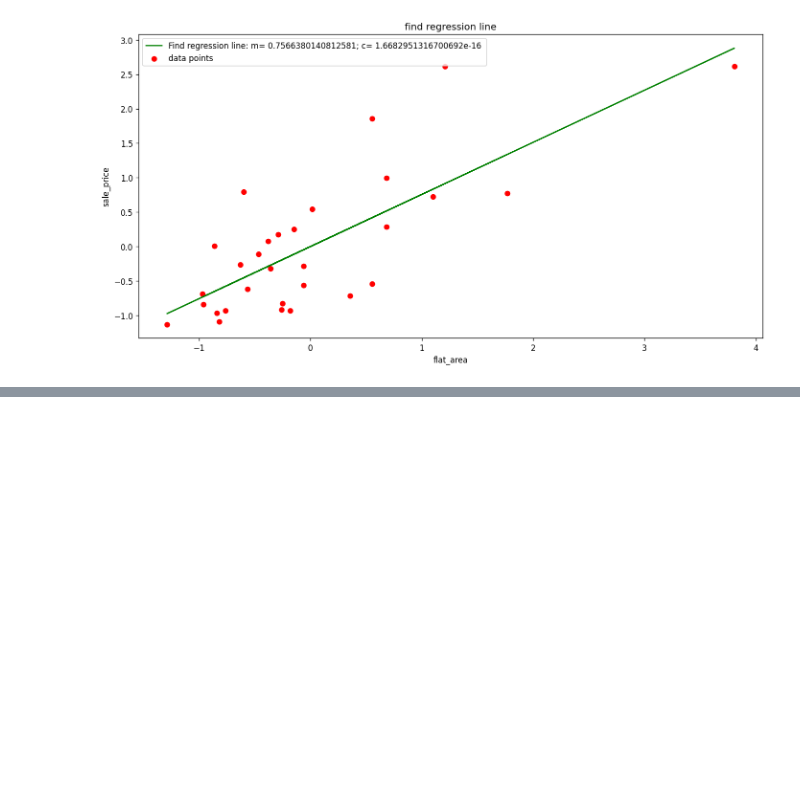
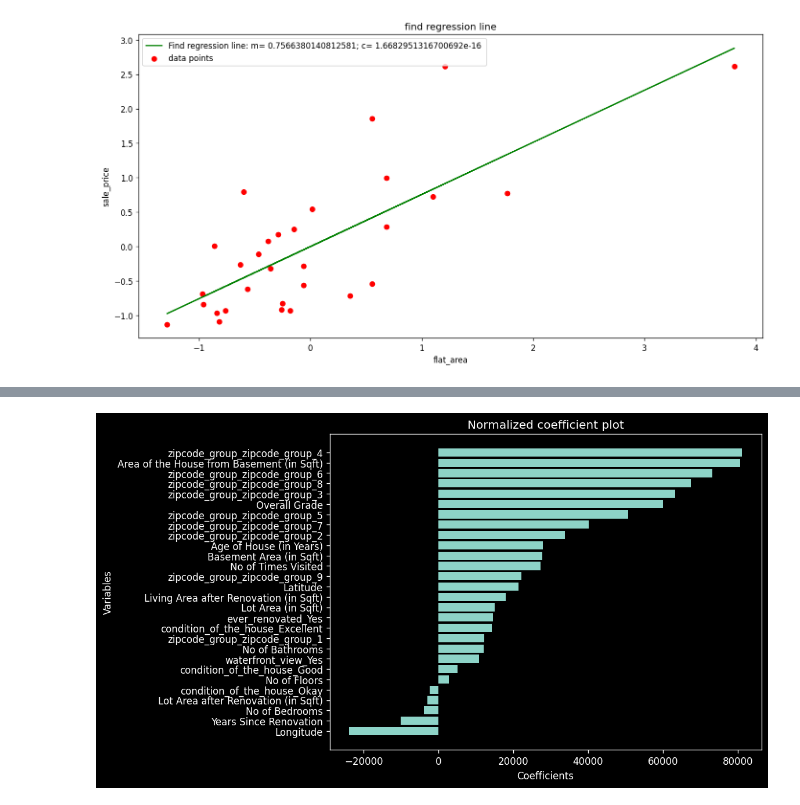
Before and after one commit to deepak-mandal/ML, a Jupyter notebook: project.ipynb, the cells around one changed output, grey strips where cells are left out. Cells and saved outputs as stored; diff of their text form; code cells hidden in the pictures; blank space fills up the shorter version.

```diff
--- a/project.ipynb
+++ b/project.ipynb
@@ -1808,0 +1977,4 @@ After Iteration 280 :m=  0.7559196554147255 c= 1.6686652060116111e-16 ; cost=  0
+# %%
+for i in range(7):
+    vif_data=MC_remover(vif_data)
+vif_data.head()
@@ -1808,0 +2020,5 @@ After Iteration 280 :m=  0.7559196554147255 c= 1.6686652060116111e-16 ; cost=  0
+# %%
+#Training the Model
+#Train/Test Set
+x=vif_data
+y=data["sale_price"]
@@ -1808,0 +2084,17 @@ After Iteration 280 :m=  0.7559196554147255 c= 1.6686652060116111e-16 ; cost=  0
+# %%
+#Interpreting the result
+#Model coefficients
+coefficients_table=pd.DataFrame({"column":x_train.columns,
+                                "coefficients": lr.coef_})
+coefficients_table=coefficients_table.sort_values(by="coefficients")
+
+plt.figure(figsize=(8, 6), dpi=120)
+x=coefficients_table["column"]
+y=coefficients_table["coefficients"]
+plt.barh(x, y)
+plt.xlabel("Coefficients")
+plt.ylabel("Variables")
+plt.title("Normalized coefficient plot")
+plt.show()
+# %% [output]
+[figure, added]
```
Also changed, not shown: parts of 42 cells of this notebook.
